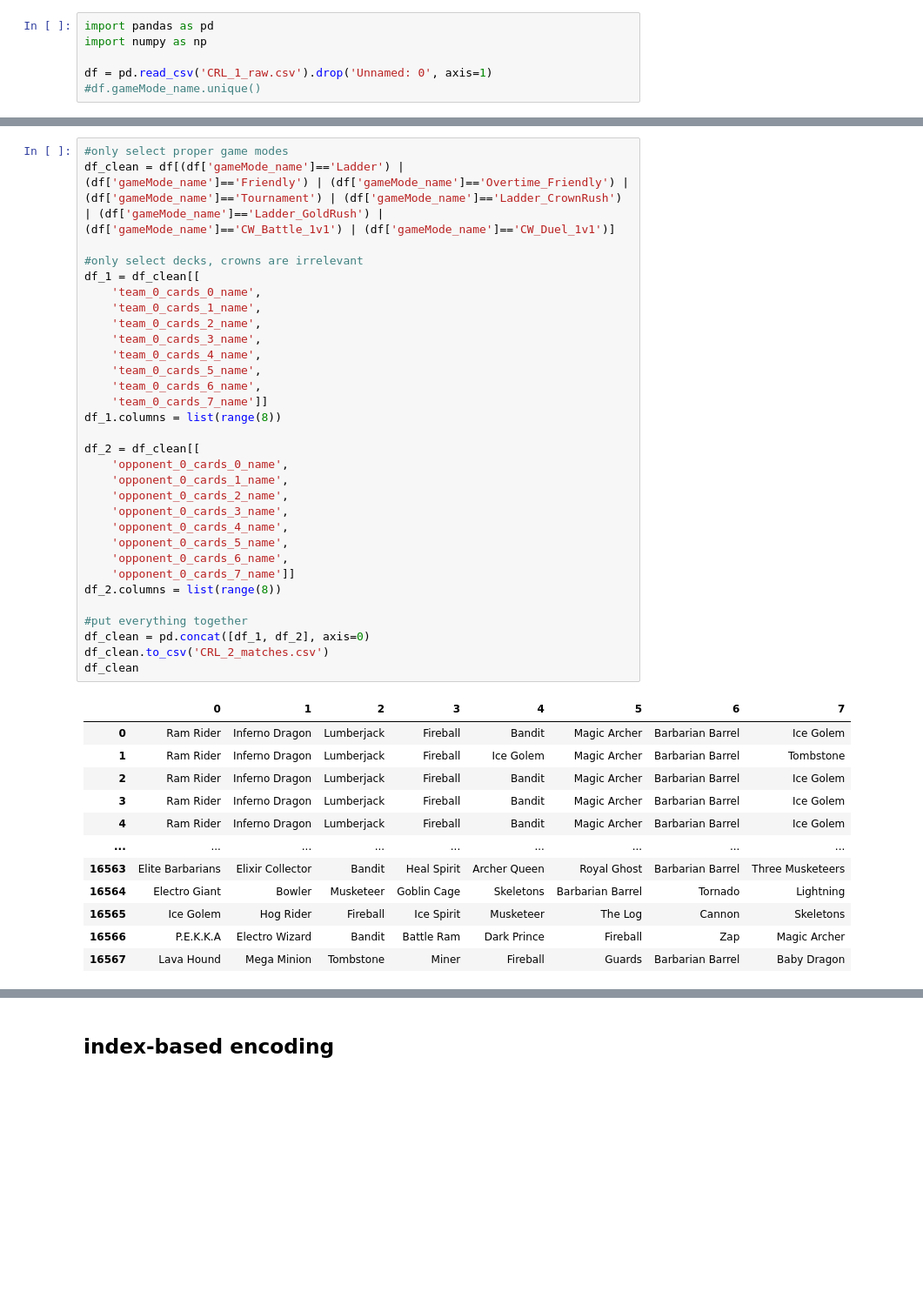
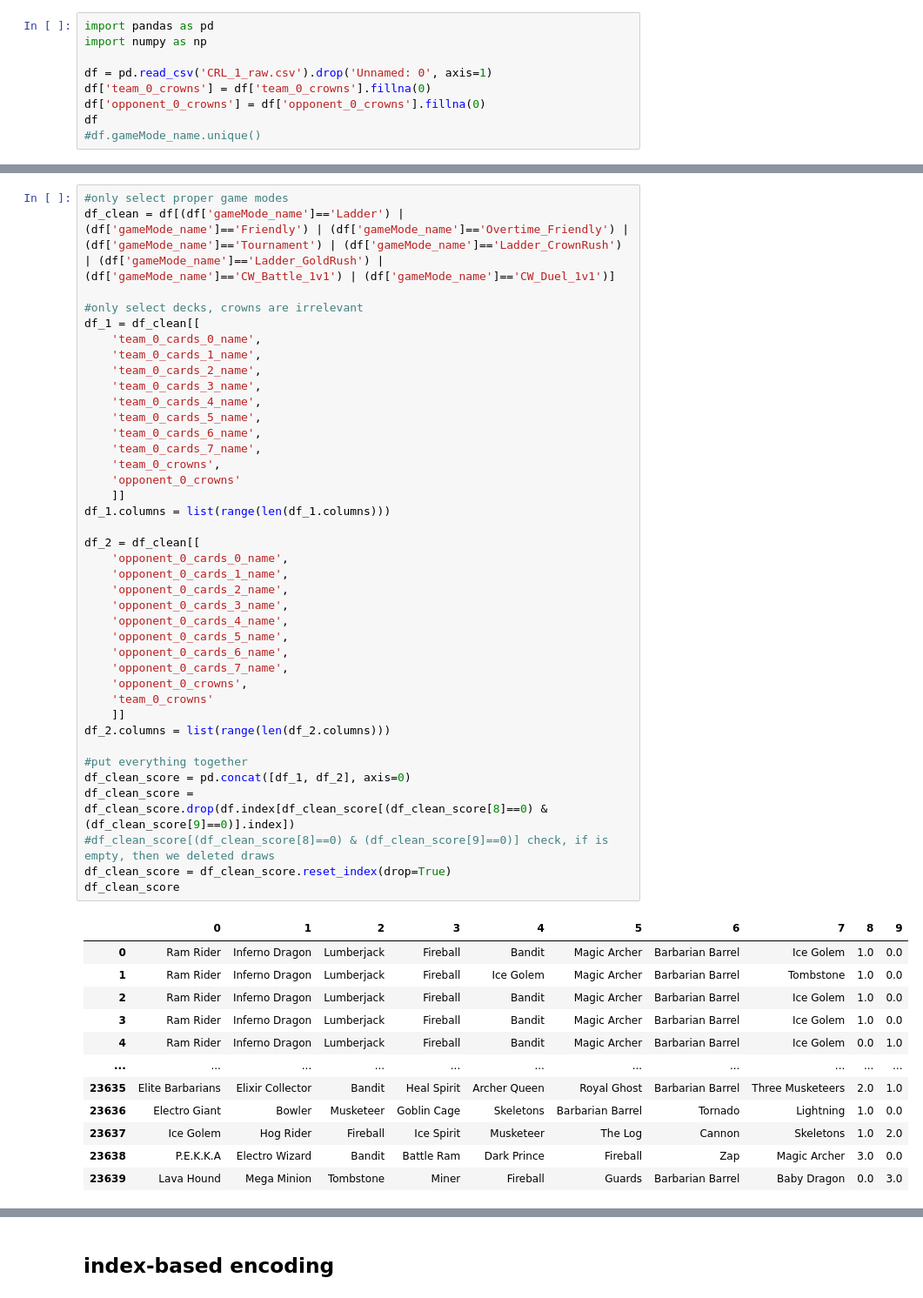
Before and after one commit to arditobryan/datasets, a Jupyter notebook: 220104_CRL/2_encoding.ipynb, the cells around one changed output, grey strips where cells are left out. Shown at 87% size. Saved outputs shown, nothing was run; the diff lists cells and outputs as text; blank space fills up the shorter version.

Commit message:
CRL: added score

```diff
--- a/220104_CRL/2_encoding.ipynb
+++ b/220104_CRL/2_encoding.ipynb
@@ -3,4 +3,7 @@ import pandas as pd
 import numpy as np
 
 df = pd.read_csv('CRL_1_raw.csv').drop('Unnamed: 0', axis=1)
+df['team_0_crowns'] = df['team_0_crowns'].fillna(0)
+df['opponent_0_crowns'] = df['opponent_0_crowns'].fillna(0)
+df
 #df.gameMode_name.unique()
@@ -7,44 +24,52 @@ df = pd.read_csv('CRL_1_raw.csv').drop('Unnamed: 0', axis=1)
 # %%
 #only select proper game modes
 df_clean = df[(df['gameMode_name']=='Ladder') | (df['gameMode_name']=='Friendly') | (df['gameMode_name']=='Overtime_Friendly') | (df['gameMode_name']=='Tournament') | (df['gameMode_name']=='Ladder_CrownRush') | (df['gameMode_name']=='Ladder_GoldRush') | (df['gameMode_name']=='CW_Battle_1v1') | (df['gameMode_name']=='CW_Duel_1v1')]
 
 #only select decks, crowns are irrelevant
 df_1 = df_clean[[
     'team_0_cards_0_name',
     'team_0_cards_1_name',
     'team_0_cards_2_name',
     'team_0_cards_3_name',
     'team_0_cards_4_name',
     'team_0_cards_5_name',
     'team_0_cards_6_name',
-    'team_0_cards_7_name']]
-df_1.columns = list(range(8))
+    'team_0_cards_7_name',
+    'team_0_crowns',
+    'opponent_0_crowns'
+    ]]
+df_1.columns = list(range(len(df_1.columns)))
 
 df_2 = df_clean[[
     'opponent_0_cards_0_name',
     'opponent_0_cards_1_name',
     'opponent_0_cards_2_name',
     'opponent_0_cards_3_name',
     'opponent_0_cards_4_name',
     'opponent_0_cards_5_name',
     'opponent_0_cards_6_name',
-    'opponent_0_cards_7_name']]
-df_2.columns = list(range(8))
+    'opponent_0_cards_7_name',
+    'opponent_0_crowns',
+    'team_0_crowns'
+    ]]
+df_2.columns = list(range(len(df_2.columns)))
 
 #put everything together
-df_clean = pd.concat([df_1, df_2], axis=0)
-df_clean.to_csv('CRL_2_matches.csv')
-df_clean
+df_clean_score = pd.concat([df_1, df_2], axis=0)
+df_clean_score = df_clean_score.drop(df.index[df_clean_score[(df_clean_score[8]==0) & (df_clean_score[9]==0)].index])
+#df_clean_score[(df_clean_score[8]==0) & (df_clean_score[9]==0)] check, if is empty, then we deleted draws
+df_clean_score = df_clean_score.reset_index(drop=True)
+df_clean_score
 # %% [output]
-|  | 0 | 1 | 2 | 3 | 4 | 5 | 6 | 7 |
-| 0 | Ram Rider | Inferno Dragon | Lumberjack | Fireball | Bandit | Magic Archer | Barbarian Barrel | Ice Golem |
-| 1 | Ram Rider | Inferno Dragon | Lumberjack | Fireball | Ice Golem | Magic Archer | Barbarian Barrel | Tombstone |
-| 2 | Ram Rider | Inferno Dragon | Lumberjack | Fireball | Bandit | Magic Archer | Barbarian Barrel | Ice Golem |
-| 3 | Ram Rider | Inferno Dragon | Lumberjack | Fireball | Bandit | Magic Archer | Barbarian Barrel | Ice Golem |
-| 4 | Ram Rider | Inferno Dragon | Lumberjack | Fireball | Bandit | Magic Archer | Barbarian Barrel | Ice Golem |
-| ... | ... | ... | ... | ... | ... | ... | ... | ... |
-| 16563 | Elite Barbarians | Elixir Collector | Bandit | Heal Spirit | Archer Queen | Royal Ghost | Barbarian Barrel | Three Musketeers |
-| 16564 | Electro Giant | Bowler | Musketeer | Goblin Cage | Skeletons | Barbarian Barrel | Tornado | Lightning |
-| 16565 | Ice Golem | Hog Rider | Fireball | Ice Spirit | Musketeer | The Log | Cannon | Skeletons |
-| 16566 | P.E.K.K.A | Electro Wizard | Bandit | Battle Ram | Dark Prince | Fireball | Zap | Magic Archer |
-| 16567 | Lava Hound | Mega Minion | Tombstone | Miner | Fireball | Guards | Barbarian Barrel | Baby Dragon |
+|  | 0 | 1 | 2 | 3 | 4 | 5 | 6 | 7 | 8 | 9 |
+| 0 | Ram Rider | Inferno Dragon | Lumberjack | Fireball | Bandit | Magic Archer | Barbarian Barrel | Ice Golem | 1.0 | 0.0 |
+| 1 | Ram Rider | Inferno Dragon | Lumberjack | Fireball | Ice Golem | Magic Archer | Barbarian Barrel | Tombstone | 1.0 | 0.0 |
+| 2 | Ram Rider | Inferno Dragon | Lumberjack | Fireball | Bandit | Magic Archer | Barbarian Barrel | Ice Golem | 1.0 | 0.0 |
+| 3 | Ram Rider | Inferno Dragon | Lumberjack | Fireball | Bandit | Magic Archer | Barbarian Barrel | Ice Golem | 1.0 | 0.0 |
+| 4 | Ram Rider | Inferno Dragon | Lumberjack | Fireball | Bandit | Magic Archer | Barbarian Barrel | Ice Golem | 0.0 | 1.0 |
+| ... | ... | ... | ... | ... | ... | ... | ... | ... | ... | ... |
+| 23635 | Elite Barbarians | Elixir Collector | Bandit | Heal Spirit | Archer Queen | Royal Ghost | Barbarian Barrel | Three Musketeers | 2.0 | 1.0 |
+| 23636 | Electro Giant | Bowler | Musketeer | Goblin Cage | Skeletons | Barbarian Barrel | Tornado | Lightning | 1.0 | 0.0 |
+| 23637 | Ice Golem | Hog Rider | Fireball | Ice Spirit | Musketeer | The Log | Cannon | Skeletons | 1.0 | 2.0 |
+| 23638 | P.E.K.K.A | Electro Wizard | Bandit | Battle Ram | Dark Prince | Fireball | Zap | Magic Archer | 3.0 | 0.0 |
+| 23639 | Lava Hound | Mega Minion | Tombstone | Miner | Fireball | Guards | Barbarian Barrel | Baby Dragon | 0.0 | 3.0 |
```
Also changed, not shown: parts of 6 cells of this notebook, 6 other files.
